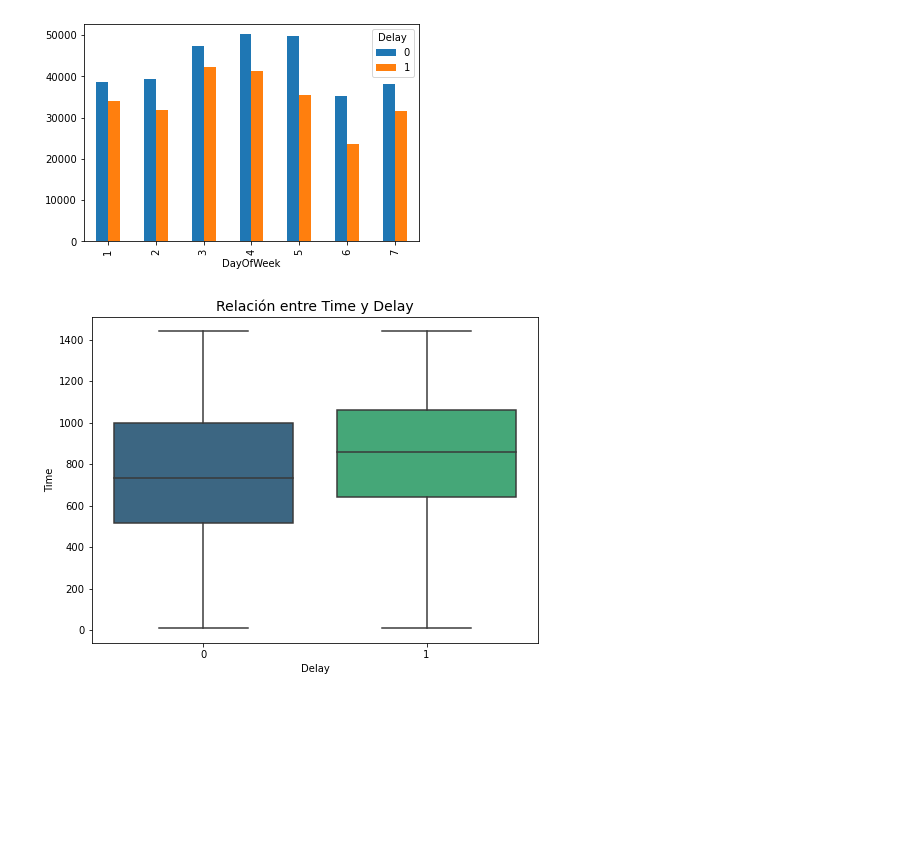
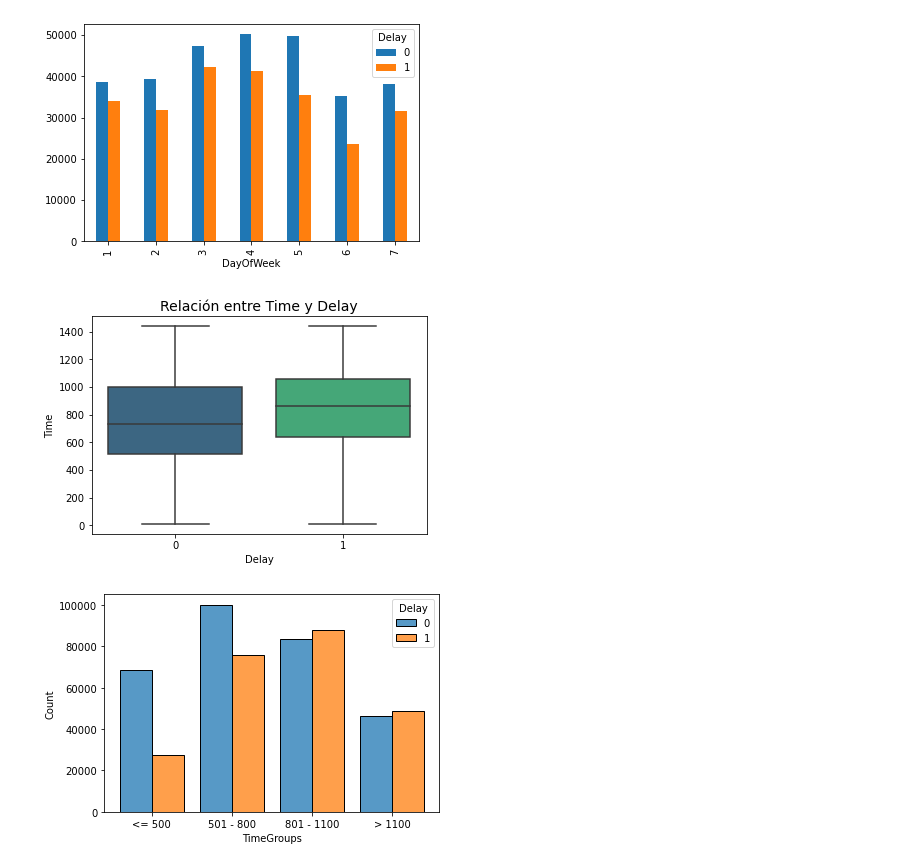
Before and after one commit to natijohansen/TP_DataScience, a Jupyter notebook: Entrega1+Johansen.ipynb, the cells around one changed output. Saved outputs shown, nothing was run; the diff lists cells and outputs as text; code cells hidden in the pictures; blank space fills up the shorter version.

```diff
--- a/Entrega1+Johansen.ipynb
+++ b/Entrega1+Johansen.ipynb
@@ -111,2 +111,5 @@ También resulta importante mencionar que no tenemos valores faltantes en nuestr
 # %% [markdown]
 En la distribución de las variables númericas hemos identificado que existen vuelos con distancia 0 (Length = 0). Procedemos a eliminar estos registros
+# %%
+df_air.drop(df_air[df_air.Length == 0].index, inplace=True)
+df_air.shape
@@ -112,0 +120,7 @@ En la distribución de las variables númericas hemos identificado que existen v
+# %%
+df_air.loc[df_air['Time'] <= 500, 'TimeGroups'] = '<= 500'
+df_air.loc[df_air['Time'].between(500, 801, inclusive='neither'), 'TimeGroups'] = '501 - 800'
+df_air.loc[df_air['Time'].between(800, 1101, inclusive='neither'), 'TimeGroups'] = '801 - 1100'
+df_air.loc[df_air['Time'] > 1100, 'TimeGroups'] = '> 1100'
+
+df_air
@@ -112,0 +143,6 @@ En la distribución de las variables númericas hemos identificado que existen v
+# %%
+df_air.loc[df_air['Length'] <= 80, 'LengthGroups'] = '<= 80'
+df_air.loc[df_air['Length'].between(80, 141, inclusive='neither'),  'LengthGroups'] = '81 - 140'
+df_air.loc[df_air['Length'].between(140, 201, inclusive='neither'),  'LengthGroups'] = '141 - 200'
+df_air.loc[df_air['Length'] > 200, 'LengthGroups'] = '> 200'
+df_air
@@ -264,9 +350,15 @@ plt.show()
 [figure]
 # %%
 # Delay vs Time
-plt.figure(figsize = (8,6))
+#plt.figure(figsize = (8,6))
 sns.boxplot( x=df_air['Delay'], y=df_air['Time'], palette = 'viridis')
 plt.title('Relación entre Time y Delay', fontsize = 14)
 plt.show()
 # %% [output]
-[figure, old version]
+[figure, new version]
+# %%
+# Delay vs TimeGroups
+sns.histplot(data=df_air, x = df_air['TimeGroups'], hue=df_air['Delay'], multiple="dodge", shrink=.8)
+plt.show()
+# %% [output]
+[figure, added]
```
Also changed, not shown: parts of 25 cells of this notebook, 1 other file.
